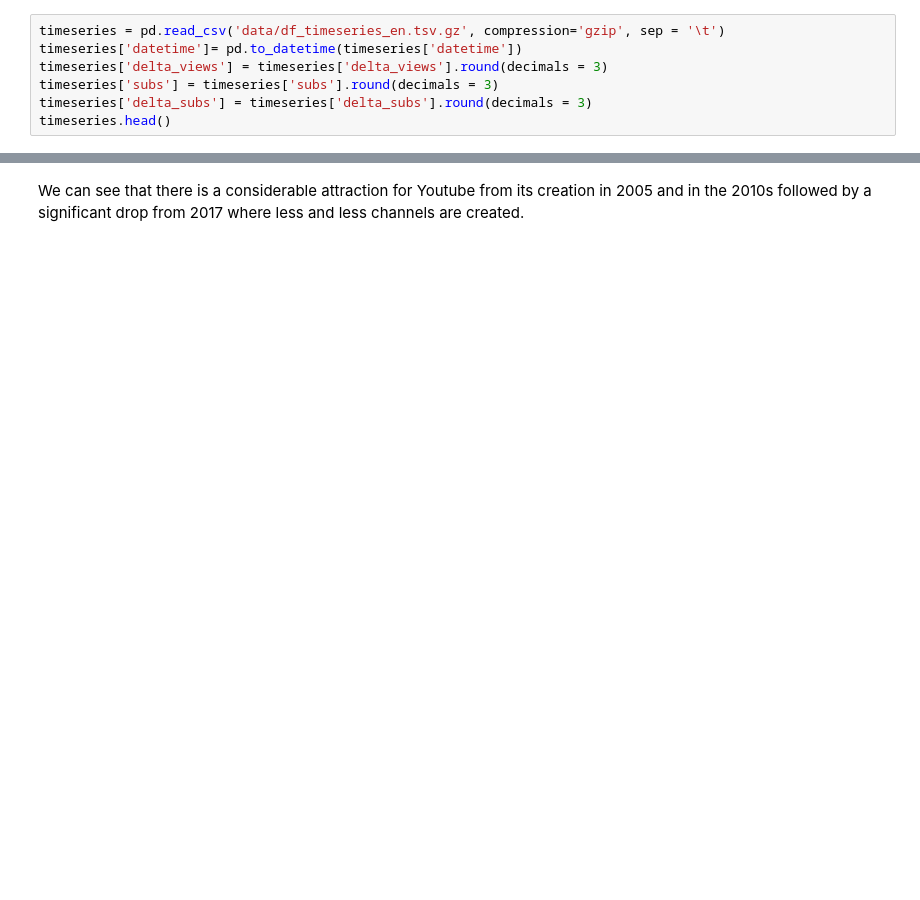
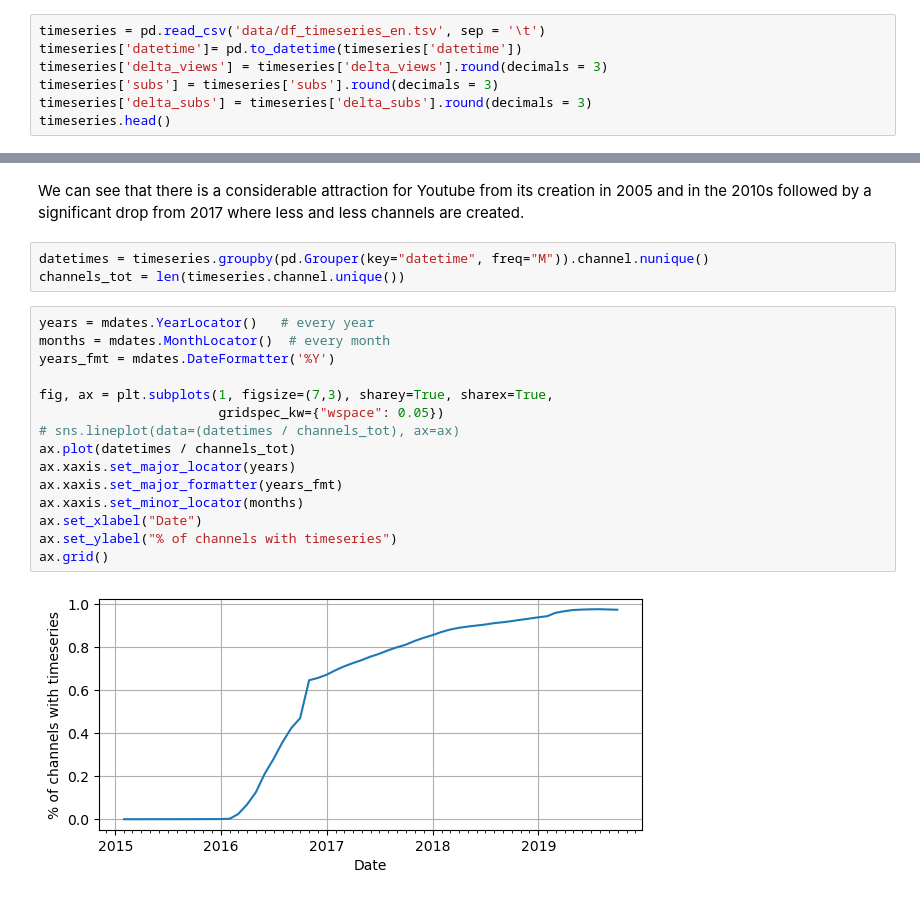
Before and after one commit to epfl-ada/ada-2022-project-pinacolada, a Jupyter notebook: notebook.ipynb, the cells around one changed output, grey strips where cells are left out. Drawn from its saved outputs; the diff is of its cells as text; blank space fills up the shorter version.

```diff
--- a/notebook.ipynb
+++ b/notebook.ipynb
@@ -22,7 +30,7 @@ channels.head()
 | 3 | Howto & Style | 2016-11-15 | UC295-Dw_tDNtZXFeAPAW6Aw | 5-Minute Crafts | 60600000 | 3591 | 9.0 | 2.087 |
 | 4 | Sports | 2007-05-11 | UCJ5v_MCY6GNUBTO8-D3XoAg | WWE | 48400000 | 43421 | 11.0 | 2.087 |
 # %%
-timeseries = pd.read_csv('data/df_timeseries_en.tsv.gz', compression='gzip', sep = '\t')
+timeseries = pd.read_csv('data/df_timeseries_en.tsv', sep = '\t')
 timeseries['datetime']= pd.to_datetime(timeseries['datetime'])
 timeseries['delta_views'] = timeseries['delta_views'].round(decimals = 3)
 timeseries['subs'] = timeseries['subs'].round(decimals = 3)
@@ -119,3 +127,23 @@ plt.show()
 [figure]
 # %% [markdown]
 We can see that there is a considerable attraction for Youtube from its creation in 2005 and in the 2010s followed by a significant drop from 2017 where less and less channels are created.
+# %%
+datetimes = timeseries.groupby(pd.Grouper(key="datetime", freq="M")).channel.nunique()
+channels_tot = len(timeseries.channel.unique())
+# %%
+years = mdates.YearLocator()   # every year
+months = mdates.MonthLocator()  # every month
+years_fmt = mdates.DateFormatter('%Y')
+
+fig, ax = plt.subplots(1, figsize=(7,3), sharey=True, sharex=True,
+                       gridspec_kw={"wspace": 0.05})
+# sns.lineplot(data=(datetimes / channels_tot), ax=ax)
+ax.plot(datetimes / channels_tot)
+ax.xaxis.set_major_locator(years)
+ax.xaxis.set_major_formatter(years_fmt)
+ax.xaxis.set_minor_locator(months)
+ax.set_xlabel("Date")
+ax.set_ylabel("% of channels with timeseries")
+ax.grid()
+# %% [output]
+[figure, added]
```
Also changed, not shown: parts of 20 cells of this notebook.
